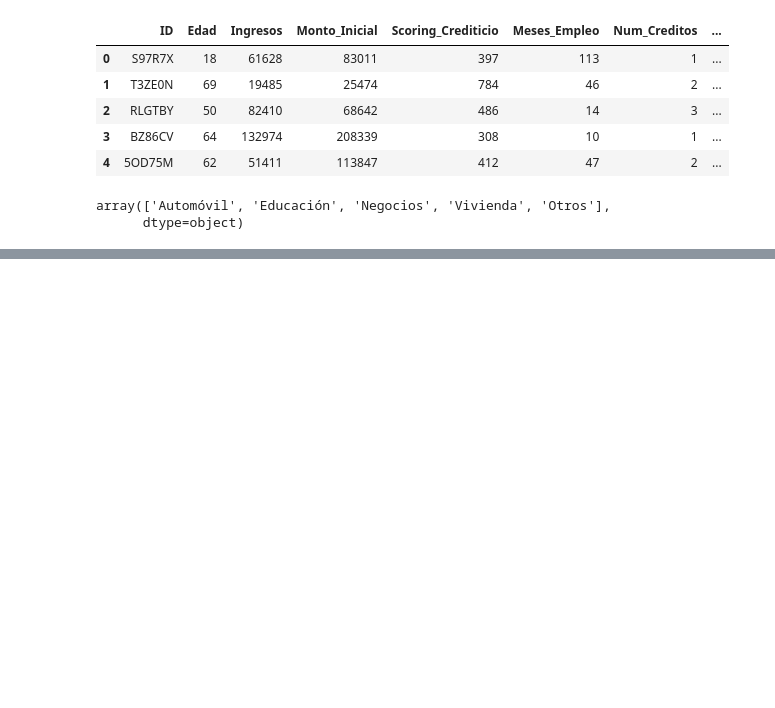
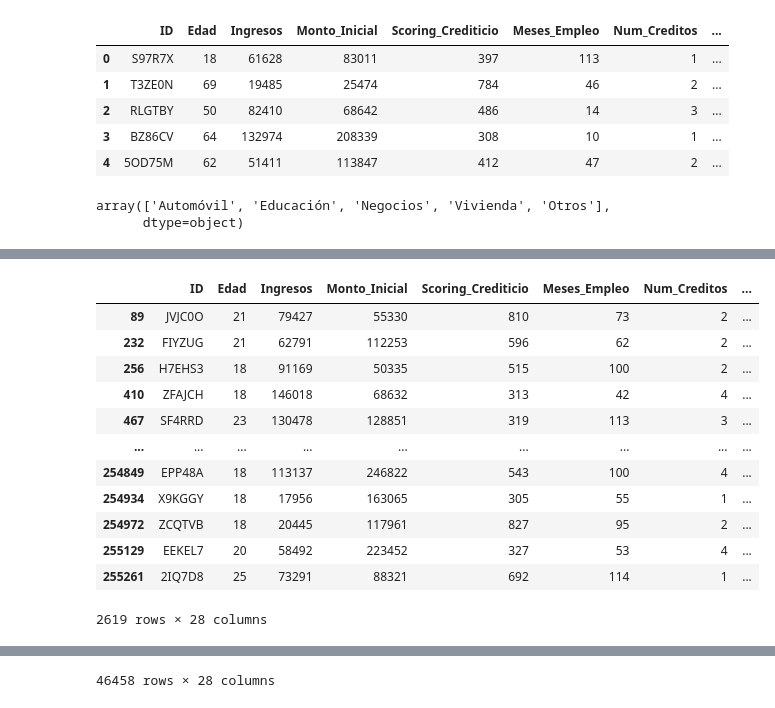
Before and after one commit to danielsoponaru/25-26_R07_NARANJA, a Jupyter notebook: 01-Ingesta_Limpieza.ipynb, the cells around one changed output, grey strips where cells are left out. Cells and saved outputs as stored; diff of their text form; code cells hidden in the pictures; blank space fills up the shorter version.

```diff
--- a/01-Ingesta_Limpieza.ipynb
+++ b/01-Ingesta_Limpieza.ipynb
@@ -81,0 +140,21 @@ NameError: name 'df_auto' is not defined
+# %%
+df_limpio['max_meses_empleo_posible'] = (df_limpio['Edad'] - 16) * 12
+anomalia_empleo = df_limpio[df_limpio['Meses_Empleo'] > df_limpio['max_meses_empleo_posible']].copy()
+display(anomalia_empleo)
+
+df_limpio=df_limpio.drop(anomalia_empleo.index)
+df_limpio
+# %% [output]
+|  | ID | Edad | Ingresos | Monto_Inicial | Scoring_Crediticio | Meses_Empleo | Num_Creditos | ... |
+| 89 | JVJC0O | 21 | 79427 | 55330 | 810 | 73 | 2 | ... |
+| 232 | FIYZUG | 21 | 62791 | 112253 | 596 | 62 | 2 | ... |
+| 256 | H7EHS3 | 18 | 91169 | 50335 | 515 | 100 | 2 | ... |
+| 410 | ZFAJCH | 18 | 146018 | 68632 | 313 | 42 | 4 | ... |
+| 467 | SF4RRD | 23 | 130478 | 128851 | 319 | 113 | 3 | ... |
+| ... | ... | ... | ... | ... | ... | ... | ... | ... |
+| 254849 | EPP48A | 18 | 113137 | 246822 | 543 | 100 | 4 | ... |
+| 254934 | X9KGGY | 18 | 17956 | 163065 | 305 | 55 | 1 | ... |
+| 254972 | ZCQTVB | 18 | 20445 | 117961 | 827 | 95 | 2 | ... |
+| 255129 | EEKEL7 | 20 | 58492 | 223452 | 327 | 53 | 4 | ... |
+| 255261 | 2IQ7D8 | 25 | 73291 | 88321 | 692 | 114 | 1 | ... |
+2619 rows × 28 columns
@@ -81,0 +173 @@ NameError: name 'df_auto' is not defined
+46458 rows × 28 columns
```
Also changed, not shown: parts of 9 cells of this notebook, 1 other file.
